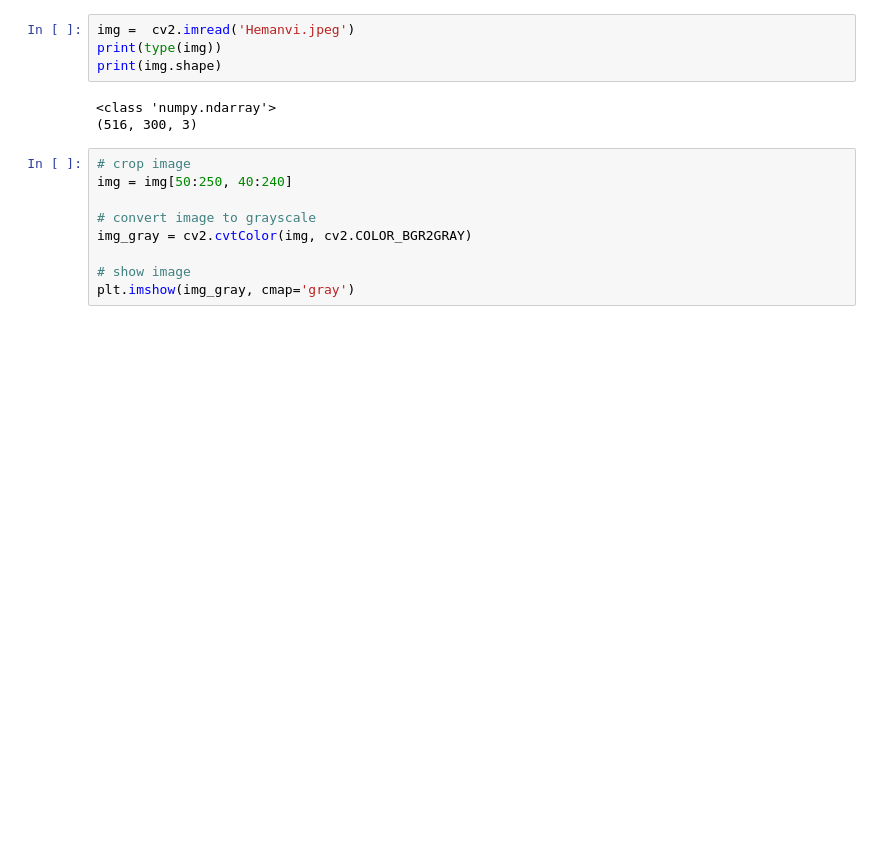
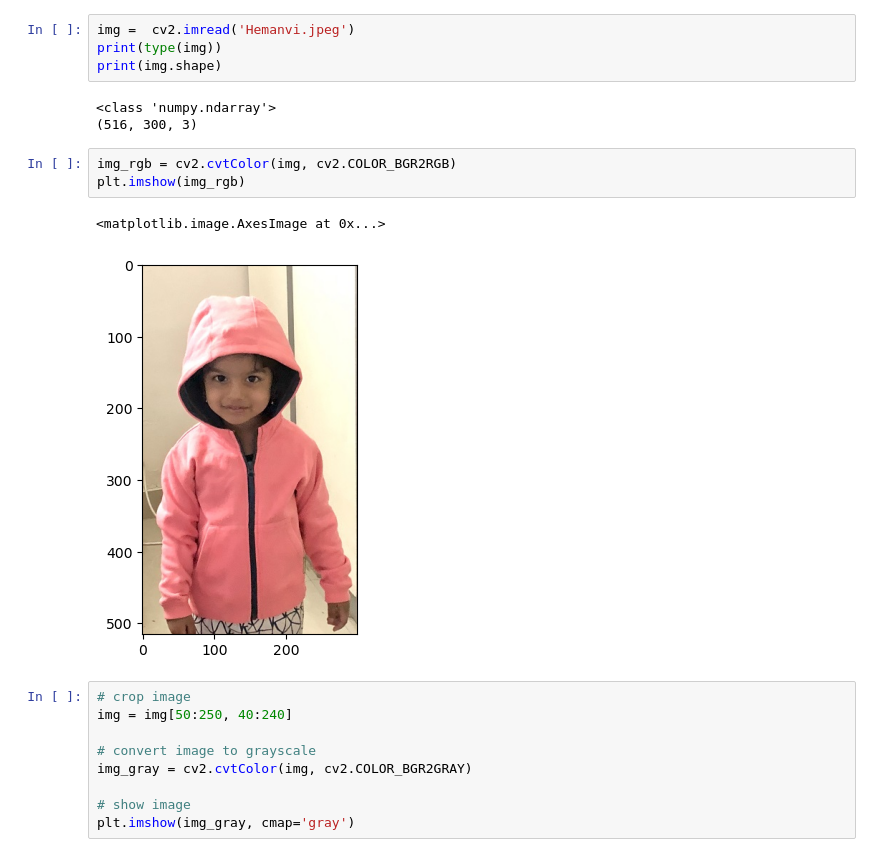
Before and after one commit to BorhanPetgar/ModernCV, a Jupyter notebook: 1/grayscale_image.ipynb, the cells around one changed output. Drawn from its saved outputs; the diff is of its cells as text; blank space fills up the shorter version.

```diff
--- a/1/grayscale_image.ipynb
+++ b/1/grayscale_image.ipynb
@@ -11,6 +11,12 @@ print(img.shape)
 # %% [output]
 <class 'numpy.ndarray'>
 (516, 300, 3)
+# %%
+img_rgb = cv2.cvtColor(img, cv2.COLOR_BGR2RGB)
+plt.imshow(img_rgb)
+# %% [output]
+<matplotlib.image.AxesImage at 0x...>
+[figure, added]
 # %%
 # crop image
 img = img[50:250, 40:240]
```
Also changed, not shown: parts of 1 cell of this notebook, 2 other files.
